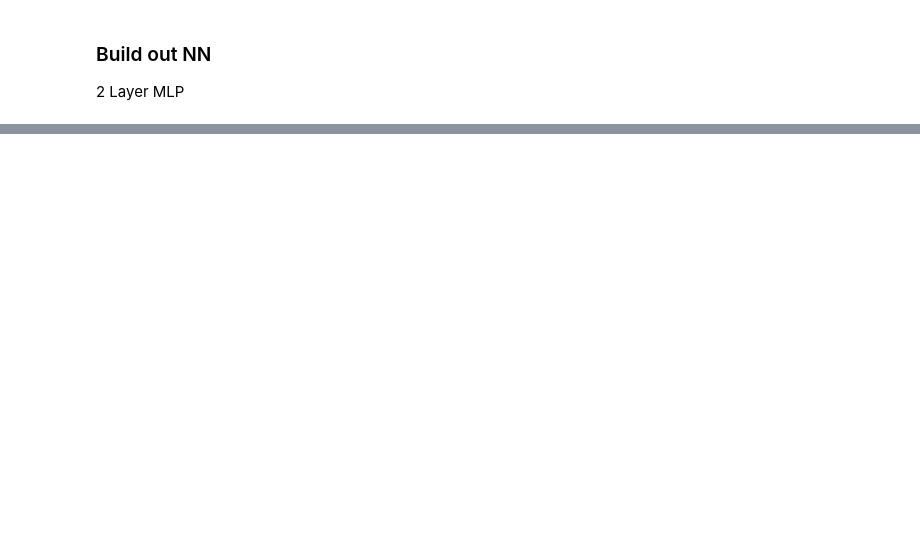
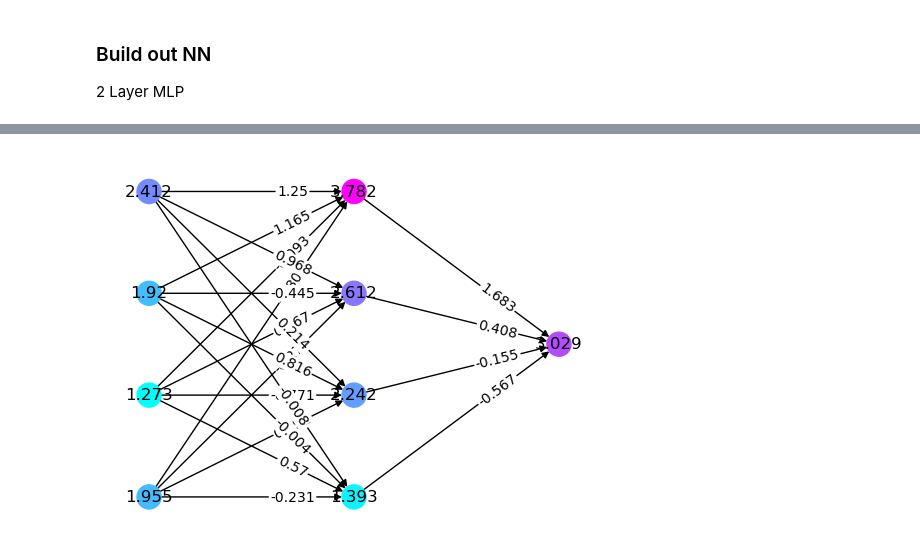
Before and after one commit to cake-dev/NeuralNetworks, a Jupyter notebook: micrograd_scratch_nn.ipynb, the cells around one changed output, grey strips where cells are left out. Cells and saved outputs as stored; diff of their text form; code cells hidden in the pictures; blank space fills up the shorter version.

```diff
--- a/micrograd_scratch_nn.ipynb
+++ b/micrograd_scratch_nn.ipynb
@@ -394,0 +515,63 @@ draw_graph(n(x))
+# %%
+# Initialize figure
+fig, ax = plt.subplots()
+
+def plot_network(description, ax):
+    ax.clear()  # Clear the current plot
+    layers = description.split('Layer ')
+    G = nx.DiGraph()
+    importance = {}  # Dictionary to store the importance of each node
+    edge_labels = {}  # Dictionary to store the edge labels
+    for i in range(1, len(layers)):
+        neurons = layers[i].split('Neuron ')
+        for j in range(1, len(neurons)):
+            node_name = f'L{i}N{j}'
+            G.add_node(node_name, subset=i)
+            # Compute the importance of the node as the sum of the absolute values of its parameters
+            params = [float(param.split('=')[1].rstrip(')\n ')) for param in neurons[j].split('Param ')[1:]]
+            importance[node_name] = round(sum(abs(param) for param in params), 3)
+            if i > 1:
+                for k in range(1, len(layers[i-1].split('Neuron '))):
+                    edge = (f'L{i-1}N{k}', node_name)
+                    G.add_edge(*edge)
+                    # Add the weight of the edge as the label
+                    edge_labels[edge] = round(params[k-1], 3)
+    pos = nx.multipartite_layout(G)
+    # Normalize the importance values to the range [0, 1] for coloring
+    max_importance = max(importance.values())
+    colors = [importance[node] / max_importance for node in G.nodes]
+    nx.draw(G, pos, node_color=colors, with_labels=False, cmap=plt.cm.cool, ax=ax)
+    nx.draw_networkx_labels(G, pos, labels=importance, ax=ax)
+    nx.draw_networkx_edge_labels(G, pos, edge_labels=edge_labels, label_pos=0.3,
+                             bbox=dict(facecolor='white', edgecolor='none', boxstyle='round,pad=0.1'), ax=ax)
+
+def update(k):
+    # Forward pass
+    ypred = [n(x) for x in xs] # predictions
+    loss = sum([(yout - ygt)**2 for ygt, yout in zip(ys, ypred)]) # loss function (MSE)
+
+    # Backward pass
+    # zero out gradients (otherwise they accumulate)
+    for p in n.parameters():
+        p.grad = 0.0
+    loss.backward() # backpropagate gradients
+
+    # Update parameters
+    lr = 0.05 # learning rate
+    for p in n.parameters():
+        p.data -= lr * p.grad # gradient descent
+
+    print(f'[{k}] loss: {loss.data:.4f}')
+
+    # Get the current state of the network
+    description = n.describe()
+
+    # Update the plot
+    plot_network(description, ax)
+
+# Create animation
+ani = animation.FuncAnimation(fig, update, frames=range(20))
+
+# Display the animation
+HTML(ani.to_jshtml())
+# %% [output]
@@ -394,0 +601 @@ draw_graph(n(x))
+[figure, added]
```
Also changed, not shown: parts of 22 cells of this notebook, 1 other file.
